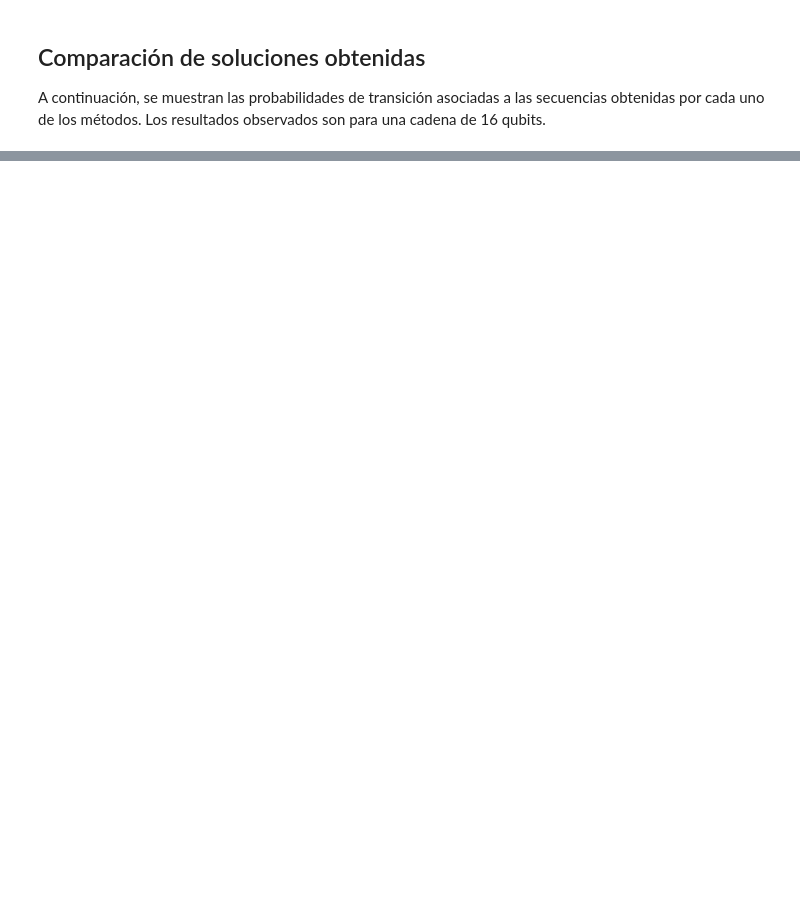
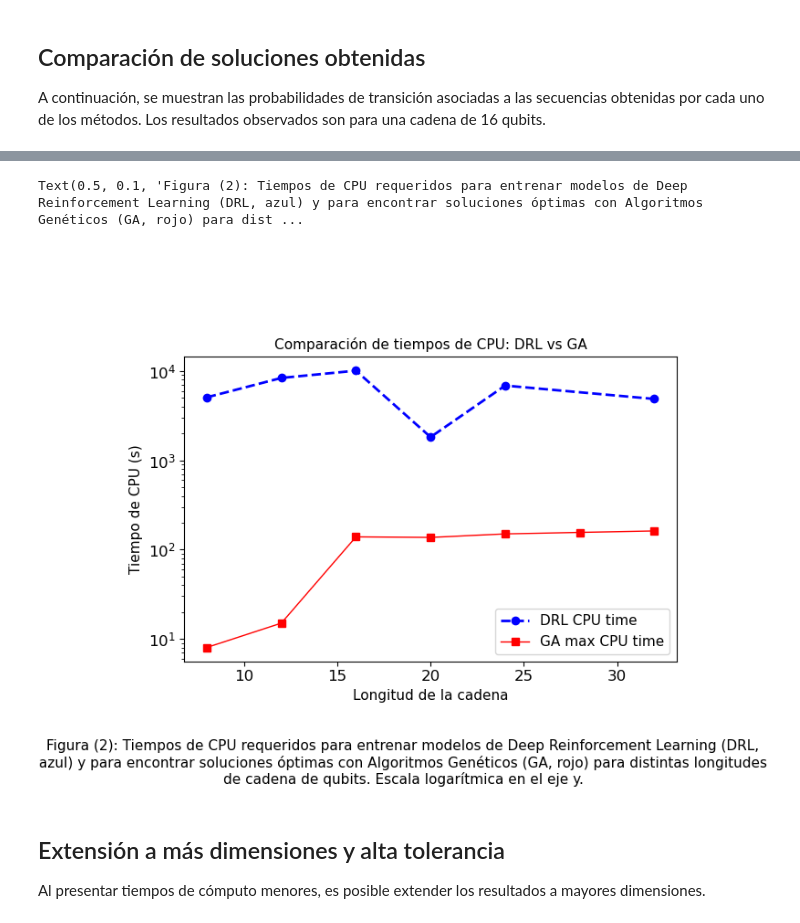
Before and after one commit to sofips/dynamic_control_for_QST, a Jupyter notebook: JAIIO_graphs.ipynb, the cells around one changed output, grey strips where cells are left out. Drawn from its saved outputs; the diff is of its cells as text; code cells hidden in the pictures; blank space fills up the shorter version.

Commit message:
limpieza y gráficos de tiempo de cómputo

```diff
--- a/JAIIO_graphs.ipynb
+++ b/JAIIO_graphs.ipynb
@@ -237,0 +192,29 @@ plt.yticks(fontsize=fs)
+# %%
+drl_times = pd.read_csv('drl_preliminary_results/cpu_times.csv')
+
+ga_mean = ga_grouped['cputime'].mean()
+ga_std = ga_grouped['cputime'].std()
+ga_max = ga_grouped['cputime'].max()
+
+plt.figure(figsize=(8, 6))
+plt.plot(dimensions, drl_times['cpu_time'], 'o--', label='DRL CPU time', color='blue')
+plt.plot(ga_max.index, ga_max.values, 's-', label='GA max CPU time', color='red', linewidth=1)
+plt.xlabel('Longitud de la cadena', fontsize=fs)
+plt.ylabel('Tiempo de CPU (s)', fontsize=fs)
+plt.legend(fontsize=fs)
+plt.title('Comparación de tiempos de CPU: DRL vs GA', fontsize=fs)
+plt.yscale('log')
+plt.tight_layout(pad=6.0)
+
+plt.figtext(
+    0.5, 0.1,
+    "Figura (2): Tiempos de CPU requeridos para entrenar modelos de Deep Reinforcement Learning (DRL, azul) y para encontrar soluciones óptimas con Algoritmos Genéticos (GA, rojo) para distintas longitudes de cadena de qubits. Escala logarítmica en el eje y.",
+    wrap=True, horizontalalignment='center', fontsize=fs, ha='center', va='top'
+)
+# %% [output]
+Text(0.5, 0.1, 'Figura (2): Tiempos de CPU requeridos para entrenar modelos de Deep Reinforcement Learning (DRL, azul) y para encontrar soluciones óptimas con Algoritmos Genéticos (GA, rojo) para dist ...
+[figure, added]
+# %% [markdown]
+## Extensión a más dimensiones y alta tolerancia
+
+Al presentar tiempos de cómputo menores, es posible extender los resultados a mayores dimensiones.
```
Also changed, not shown: parts of 7 cells of this notebook, 2 other files.
